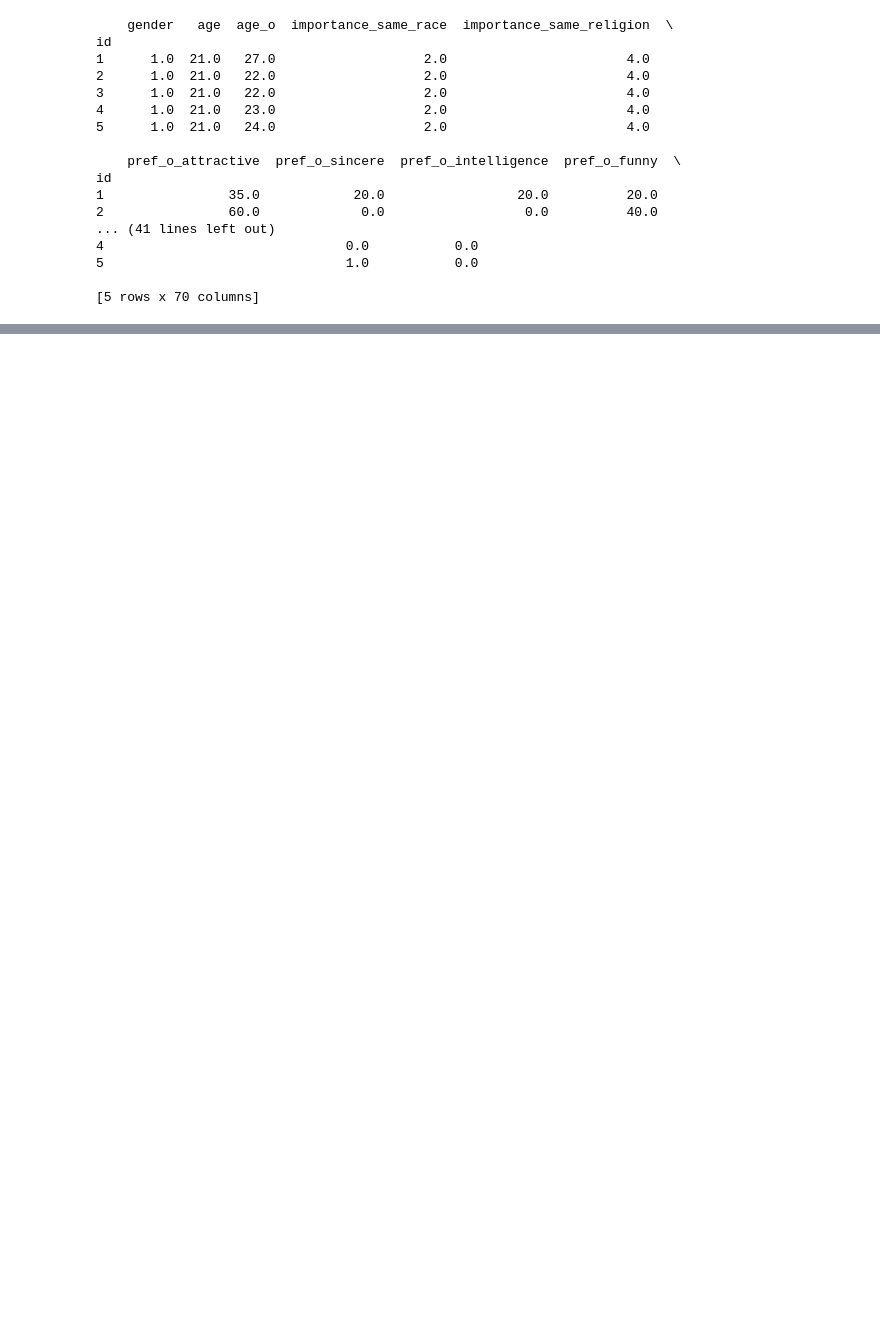
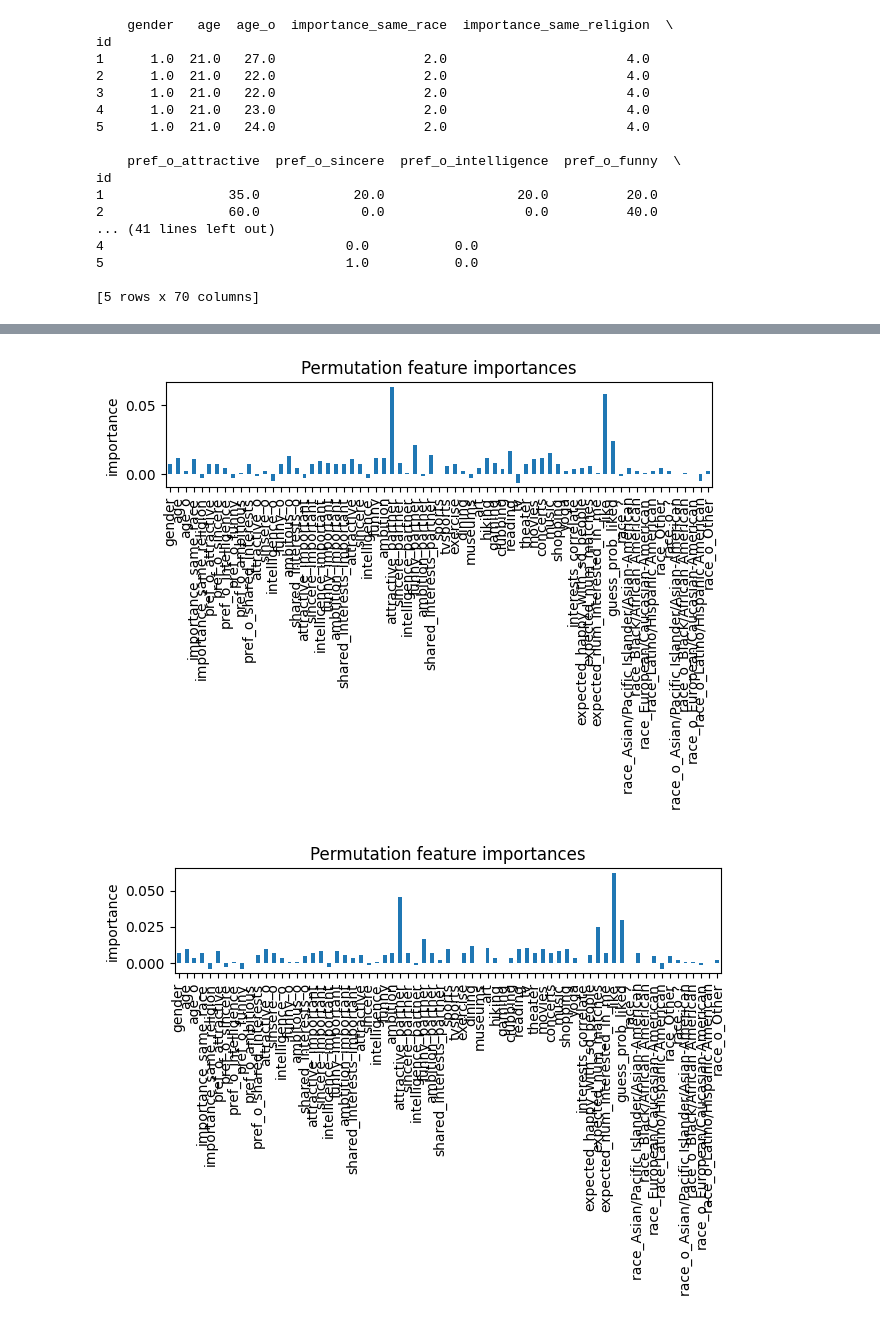
Before and after one commit to Krzaq8/XAI-team-project, a Jupyter notebook: exploration.ipynb, the cells around one changed output, grey strips where cells are left out. Drawn from its saved outputs; the diff is of its cells as text; code cells hidden in the pictures; blank space fills up the shorter version.

```diff
--- a/exploration.ipynb
+++ b/exploration.ipynb
@@ -52,37 +55,30 @@ class TabRClassifier(TabRClassifier_):
 # %%
 # constants
 SEED = 42
-NUM_SPLITS = 10
-INITIAL_CUTOFF = 0.05
-TOP = 0.01
+NUM_SPLITS = 3
+INITIAL_CUTOFF = 0.5
+TOP = 0.34
 TARGET = "decision"
-MODELS = [XGBClassifier, SVMClassifier, TabRClassifier]
+MODELS = [SVMClassifier, TabRClassifier, XGBClassifier]
 
 XGBCLASSIFIER_HYPERPARAMETERS = {
-    "max_depth": [3, 4, 6, 8, 10],
-    "min_child_weight": [1, 4, 8, 16],
-    "eta": [0.1, 0.3, 0.6],
-    "subsample": [0.5, 1],
-    "lambda": [0, 0.2, 1, 5, 12, 25],
-    "alpha": [0, 0.2, 1, 5, 12, 25],
+    "max_depth": [3, 6, 9],
+    "min_child_weight": [1, 4, 8],
 }
 
 SVMCLASSIFIER_HYPERPARAMETERS = {
     "kernel": ['poly', 'rbf', 'sigmoid'],
-    'degree': [1, 2, 3, 4, 5, 6, 7, 8, 9, 10],
-    'C': [0.05, 0.1, 0.25, 0.5, 1, 2, 4, 8, 16, 24, 32, 64],
-    'gamma': ['auto', 0.1, 0.25, 0.5, 1, 2, 4, 8, 12]
+    'degree': [1, 2, 3],
+    'C': [0.5, 1, 2]
+    # "device": ["cuda"],
 }
 
 TABRCLASSIFIER_HYPERPARAMETERS = {
-   "d_main": [12, 24, 36, 48, 60, 96],
-    "d_multiplier": [1.2, 1.5, 1.8, 2],
+   "d_main": [12, 36],
+    "d_multiplier": [1.5, 2],
     "context_dropout":  [0, 0.5],
     "dropout0":  [0, 0.5],
     "dropout1":  ["dropout0"],
-    "context_size": [12, 24, 36, 48, 60, 96],
-    "encoder_n_blocks": [1, 2],
-    "predictor_n_blocks": [1, 2],
     "seed": [SEED]
 }
 
@@ -144,7 +140,7 @@ id
 def train_test_models(models, hyperparameters, X, y):
     accuracies = {}
     X_train, X_test, y_train, y_test = train_test_split(X, y, test_size=0.1, random_state=SEED)
-    for model_class in tqdm(models):
+    for model_class in models:
         model_hyperparameters = hyperparameters[model_class.__name__]
         accuracies[model_class.__name__] = []
         for hyperparams in tqdm(product(*model_hyperparameters.values())):
@@ -161,7 +157,7 @@ def train_test_models(models, hyperparameters, X, y):
 def cross_validate_models(models, kwargs_lists, X, y):
     accuracies = {}
     kf = StratifiedKFold(n_splits=NUM_SPLITS, shuffle=True, random_state=SEED)
-    for model_class in tqdm(models):
+    for model_class in models:
         accuracies[model_class.__name__] = []
         for kwargs in tqdm(kwargs_lists[model_class.__name__]):
             s=0
@@ -181,7 +177,7 @@ def get_top_kwargs(models, accuracies, cutoff):
         top_kwargs[model_class.__name__] = list(top_models_)
     return top_kwargs
 # %%
-def get_rashomon_sets(models, hyperparameters, X, y, initial_cutoff=0.05, top=0.01):
+def get_rashomon_sets(models, hyperparameters, X, y, initial_cutoff=0.5, top=0.34):
     assert top <= initial_cutoff
     initial_accuracies = train_test_models(models, hyperparameters, X, y)
     filtered_kwargs_lists = get_top_kwargs(models, initial_accuracies, initial_cutoff)
@@ -231,16 +226,20 @@ RANDOM_SAMPLES = [X_test.iloc[i, :] for i in INDICES]
 # %%
 # Permutation feature importance
 
 with warnings.catch_warnings():
     warnings.simplefilter("ignore")
     for model_class in MODELS:
         for model in rashomon_sets[model_class.__name__]:
             importances = permutation_importance(model, X_test, y_test,
                            n_repeats=1,
-                           random_state=SEED)
-            importances = pd.Series(importances['importances'], index=list(X.columns))
+                           random_state=SEED,
+                            scoring="accuracy")
+            importances = pd.Series(importances['importances'][:, 0], index=list(X.columns))
             fig, ax = plt.subplots()
             importances.plot.bar(ax=ax)
             ax.set_title("Permutation feature importances")
             ax.set_ylabel("importance")
             fig.tight_layout()
+# %% [output]
+[figure, added]
+[figure, added]
```
Also changed, not shown: parts of 7 cells of this notebook, 1 other file.
